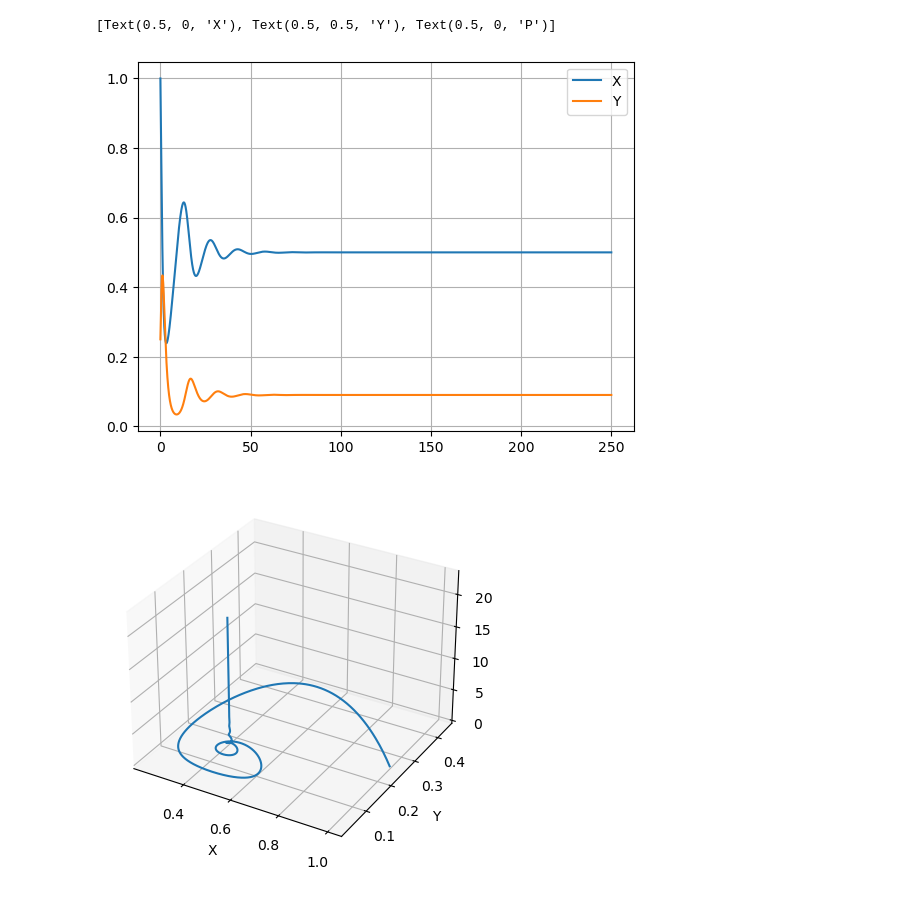
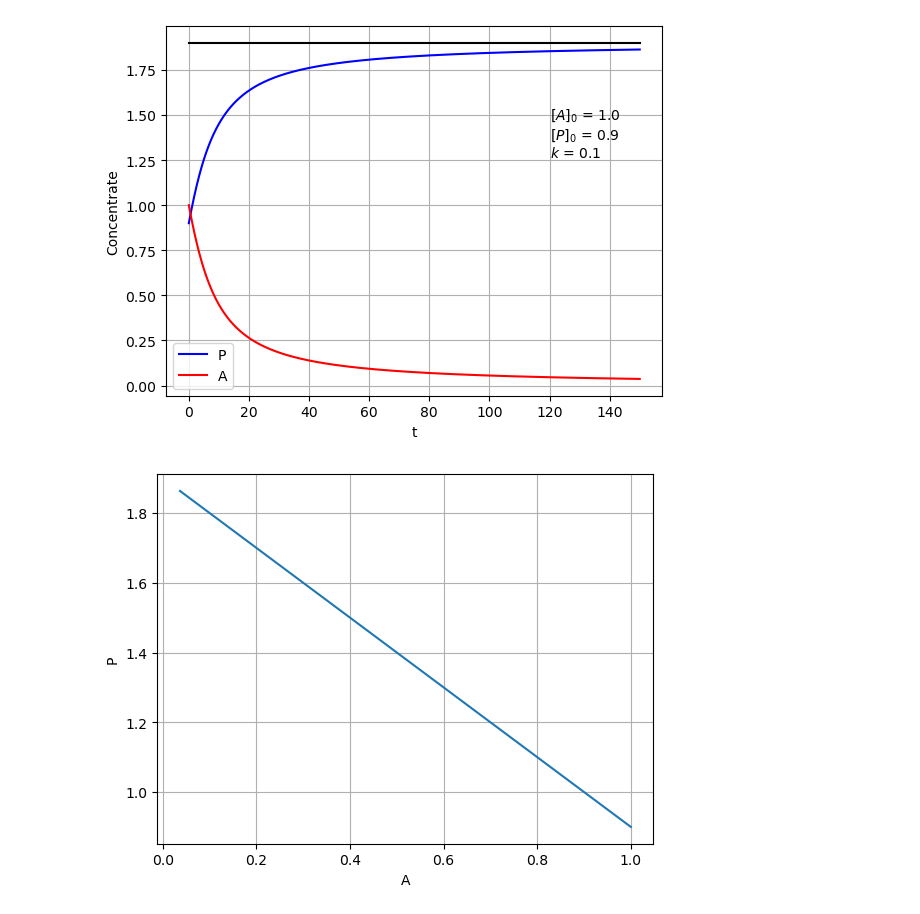
Before and after one commit to tyrty23/MatModel, a Jupyter notebook: lab6/src/code.ipynb, the cells around one changed output. Saved outputs shown, nothing was run; the diff lists cells and outputs as text; code cells hidden in the pictures.

```diff
--- a/lab6/src/code.ipynb
+++ b/lab6/src/code.ipynb
@@ -5,35 +0,0 @@ import scipy as sc
-# %%
-def f(u, t,k,S):
-    return k*(S-u)**2*u
-
-t = np.linspace(0, 100, 1000)
-A0=1.0
-P0=0.9
-k=0.1
-S=A0+P0
-
-P = sc.integrate.odeint(f, P0, t,args=(k,S))
-A=S-P
-
-plt.plot(t, P, 'b')
-plt.plot(t, A, 'r')
-plt.plot([t[0],t[-1]],[1.9,1.9],'k')
-
-plt.grid()
-plt.figure()
-plt.plot(A,P)
-plt.grid()
-
-plt.figure()
-A0=0.9
-P0=1.0
-k=0.5
-S=A0+P0
-
-P = sc.integrate.odeint(f, P0, t,args=(k,S))
-A=S-P
-
-plt.plot(t, P, 'b')
-plt.plot(t, A, 'r')
-plt.plot([t[0],t[-1]],[1.9,1.9],'k')
-plt.grid()
@@ -76,29 +59,7 @@ ax.set(xlabel="X", ylabel="Y", zlabel="P")
-# %%
-t = np.linspace(0, 250, 10000)
-A0=0.9
-X0=1.0
-Y0=0.25
-
-k1=0.1
-k2=2.0
-k3=1.0
-
-sol = sc.integrate.odeint(f2, [X0,Y0,0], t,args=(k1,k2,k3,A0))
-
-X=sol[:,0]
-Y=sol[:,1]
-P=sol[:,2]
-plt.plot(t,X,label='X')
-plt.plot(t,Y,label='Y')
-#plt.plot(t,P,label='P')
-plt.legend()
-plt.grid()
-
-fig = plt.figure('Cool curve')
-ax = plt.axes(projection='3d')
-ax.plot3D(X,Y,P)
-ax.set(xlabel="X", ylabel="Y", zlabel="P")
-# %% [output]
-[Text(0.5, 0, 'X'), Text(0.5, 0.5, 'Y'), Text(0.5, 0, 'P')]
-[figure, removed]
-[figure, removed]
+# %%
+avtocatal(1.0,0.9,0.1,150)
+
+avtocatal(0.9,1,0.5,100)
+# %% [output]
+[figure, added]
+[figure, added]
```
Also changed, not shown: parts of 5 cells of this notebook, 9 other files.
